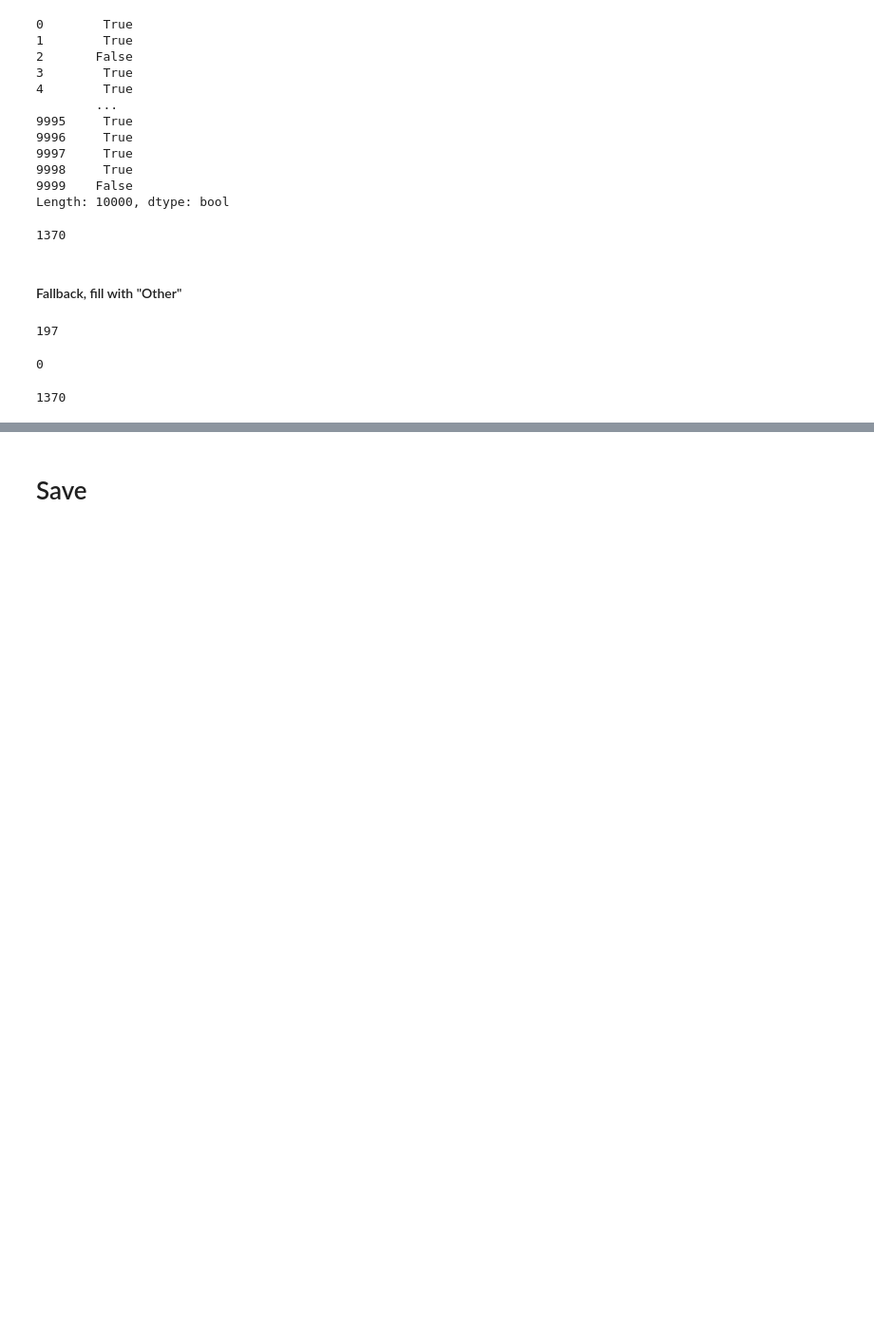
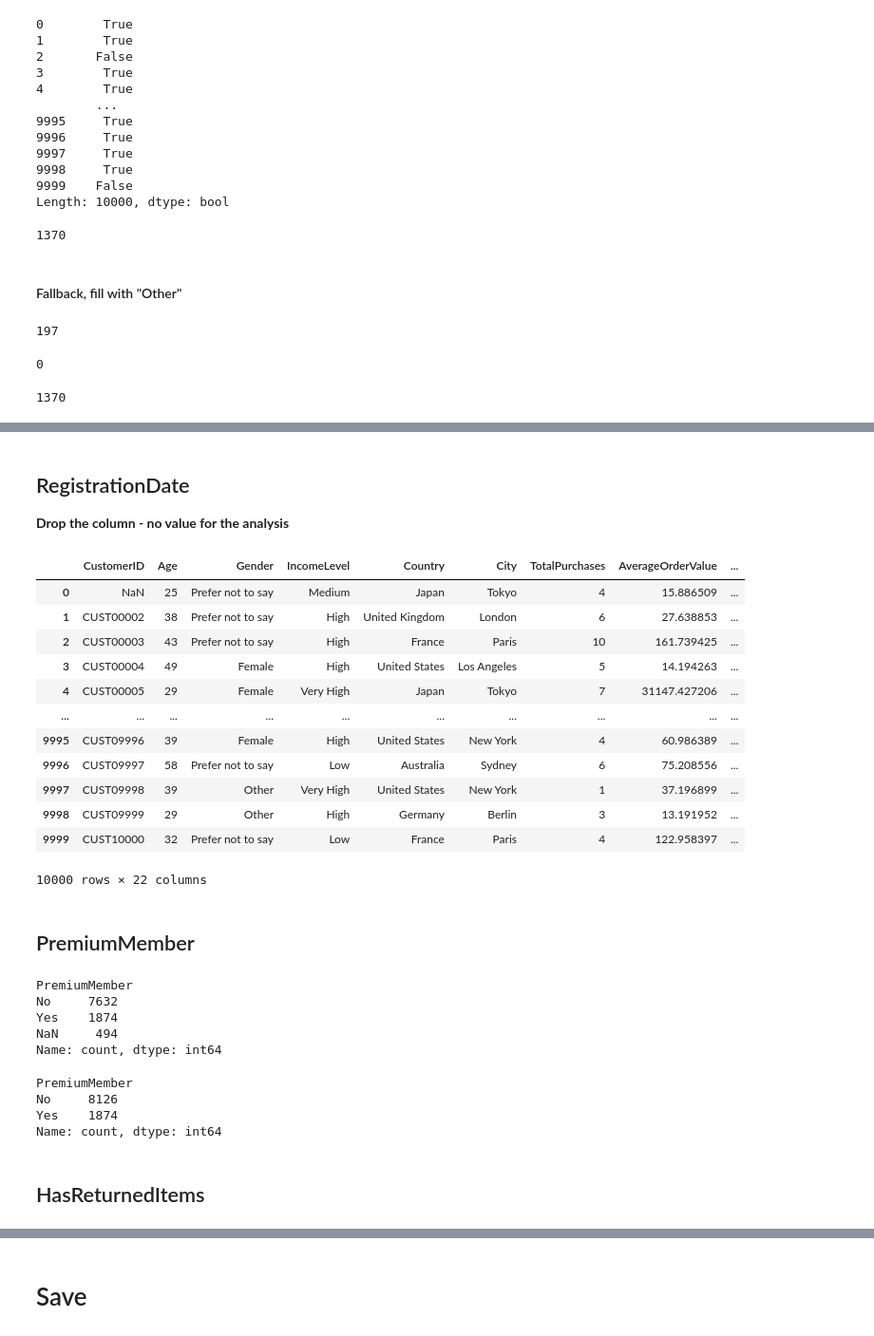
Before and after one commit to PSU-DAAN822-FA25-Group4/data-collection, a Jupyter notebook: cleaning_data.ipynb, the cells around one changed output, grey strips where cells are left out. Shown at 95% size. Saved outputs shown, nothing was run; the diff lists cells and outputs as text; code cells hidden in the pictures; blank space fills up the shorter version.

Commit message:
merged in PremiumMember, HasReturnedItems, AverageOrderValue

```diff
--- a/cleaning_data.ipynb
+++ b/cleaning_data.ipynb
@@ -551,0 +512,31 @@ df[df['Country'].isna() | df['City'].isna()]
+# %% [markdown]
+## RegistrationDate
+
+**Drop the column - no value for the analysis**
+# %%
+df.drop('RegistrationDate', axis=1, inplace=True)
+df
+# %% [output]
+|  | CustomerID | Age | Gender | IncomeLevel | Country | City | TotalPurchases | AverageOrderValue | ... |
+| 0 | NaN | 25 | Prefer not to say | Medium | Japan | Tokyo | 4 | 15.886509 | ... |
+| 1 | CUST00002 | 38 | Prefer not to say | High | United Kingdom | London | 6 | 27.638853 | ... |
+| 2 | CUST00003 | 43 | Prefer not to say | High | France | Paris | 10 | 161.739425 | ... |
+| 3 | CUST00004 | 49 | Female | High | United States | Los Angeles | 5 | 14.194263 | ... |
+| 4 | CUST00005 | 29 | Female | Very High | Japan | Tokyo | 7 | 31147.427206 | ... |
+| ... | ... | ... | ... | ... | ... | ... | ... | ... | ... |
+| 9995 | CUST09996 | 39 | Female | High | United States | New York | 4 | 60.986389 | ... |
+| 9996 | CUST09997 | 58 | Prefer not to say | Low | Australia | Sydney | 6 | 75.208556 | ... |
+| 9997 | CUST09998 | 39 | Other | Very High | United States | New York | 1 | 37.196899 | ... |
+| 9998 | CUST09999 | 29 | Other | High | Germany | Berlin | 3 | 13.191952 | ... |
+| 9999 | CUST10000 | 32 | Prefer not to say | Low | France | Paris | 4 | 122.958397 | ... |
+10000 rows × 22 columns
+# %% [markdown]
+## PremiumMember
+# %%
+df['PremiumMember'].value_counts(dropna = False)
+# %% [output]
+PremiumMember
+No     7632
+Yes    1874
+NaN     494
+Name: count, dtype: int64
@@ -551,0 +545,9 @@ df[df['Country'].isna() | df['City'].isna()]
+# %%
+df['PremiumMember'].value_counts(dropna = False)
+# %% [output]
+PremiumMember
+No     8126
+Yes    1874
+Name: count, dtype: int64
+# %% [markdown]
+## HasReturnedItems
```
Also changed, not shown: parts of 21 cells of this notebook, 1 other file.
